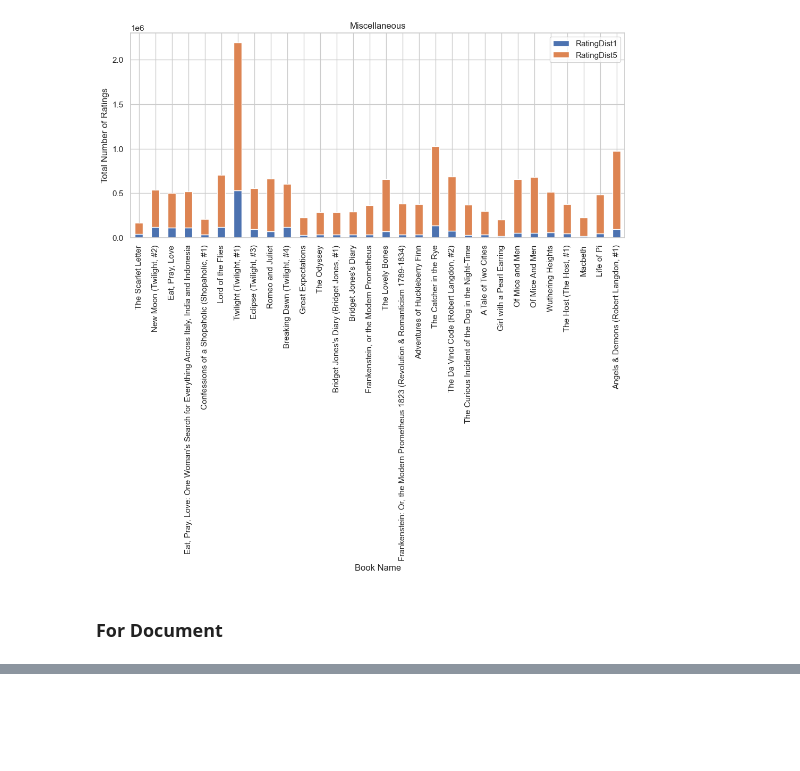
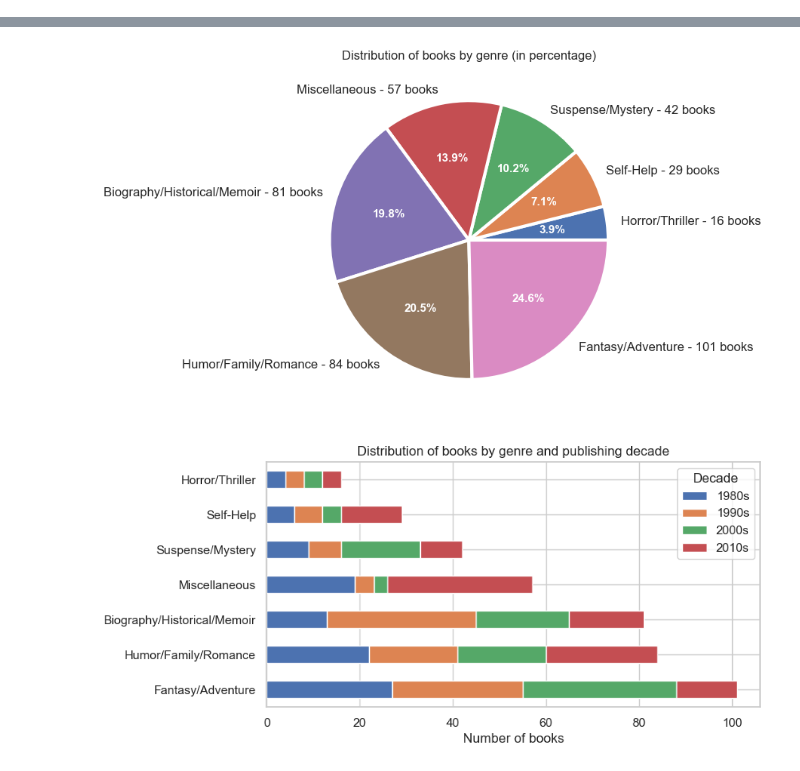
Before and after one commit to agshar96/Data-Literacy-Final-Project, a Jupyter notebook: EDA.ipynb, the cells around one changed output, grey strips where cells are left out. Drawn from its saved outputs; the diff is of its cells as text; code cells hidden in the pictures; blank space fills up the shorter version.

```diff
--- a/EDA.ipynb
+++ b/EDA.ipynb
@@ -270,33 +81,3 @@ onestar_fivestar_rating()
-# %%
-# analysing the top 20 popular controversial books
-# popularity criteria : >600,000 ratings)
-# controversial book criteria: abs difference between (1-star + 2-star) and (5-star) ratings percentage distribution should be low
-
-
-temp = df[df.RatingDistTotal>600000][['Name','PublishYear','Rating','RatingDist1','RatingDist2','RatingDist3','RatingDist4','RatingDist5','RatingDistTotal']]
-temp['%_low'] = (temp['RatingDist1']+temp['RatingDist2'])*100/temp['RatingDistTotal']
-temp['%_high'] = (temp['RatingDist5'])*100/temp['RatingDistTotal']
-temp['diff'] = np.abs((temp['%_high']-temp['%_low'])).round(1)
-
-temp = temp.sort_values(by=['diff'],
-                 ascending=[True]).head(30).reset_index(drop=True)
-
-fig,ax = plt.subplots(figsize=(12,5))
-temp.plot(x = 'Name',
-          y=['RatingDist1','RatingDist5'],
-          kind='bar', stacked=True,ax=ax)
-ax.set_title(f'{genre}')
-
-plt.xlabel('Book Name')
-plt.xticks(rotation=90)
-
-plt.ylabel('Total Number of Ratings')
-
-plt.show()
-# %% [output]
-[figure, removed]
-# %% [markdown]
-### For Document
 # %%
 temp = df[['Name', 'Authors', 'Rating','PublishYear', 'RatingDist5',
        'RatingDist4', 'RatingDist3', 'RatingDist2', 'RatingDist1',
@@ -340,3 +121,43 @@ H
 | 8 | RatingDist1 | 410 | 0 | 395 | 96.34 | Very High | 14316.35 |
 | 9 | RatingDistTotal | 410 | 0 | 410 | 100.00 | Very High | 523492.34 |
 | 10 | final genre | 410 | 0 | 7 | 1.71 | Very Low | NaN |
+# %%
+# Genre-wise distribution of books (overall)
+genre_dist = df.groupby('final genre')['Name'].size().reset_index().sort_values(by='Name')
+genre_rating = df.groupby('final genre')['Rating','RatingDistTotal'].agg({'Rating':'mean','RatingDistTotal':'sum'}).reset_index().sort_values(by='Rating',ascending=False)
+
+
+def genre_wise_distribution_plots():
+    # pie chart (genre wise)
+    fig= plt.subplots(figsize=(6,6))
+    patches, texts, autotexts = plt.pie(x=genre_dist['Name'],
+            labels=genre_dist['final genre']+" - "+genre_dist['Name'].astype(str)+ " books",
+            wedgeprops = {'linewidth': 3},
+            autopct='%1.1f%%',
+            )
+    plt.title("Distribution of books by genre (in percentage)")
+    for i in range(len(texts)):
+        texts[i].set_fontsize(12)
+        autotexts[i].set_fontsize(11)
+        autotexts[i].set_color('white')
+        autotexts[i].set_fontweight('bold')
+
+
+    # bar plot (genre wise, hue: publish decade)
+    df_plot = df.groupby(['Decade', 'final genre']).size().reset_index().pivot(columns='Decade', index='final genre', values=0)
+    df_plot['sum']  = df_plot['1980s']+df_plot['1990s']+df_plot['2000s']+df_plot['2010s']
+    df_plot = df_plot.sort_values(by='sum',ascending=False).iloc[:,:-1]
+
+    fig,ax= plt.subplots(figsize=(8,4))
+    df_plot.plot(kind='barh', stacked=True,ax=ax)
+    ax.set_xlabel('Number of books', fontsize=12);
+    ax.set_ylabel('', fontsize=12);
+
+    ax.set_title("Distribution of books by genre and publishing decade")
+    plt.show()
+
+
+genre_wise_distribution_plots()
+# %% [output]
+[figure, added]
+[figure, added]
```
Also changed, not shown: parts of 21 cells of this notebook.
